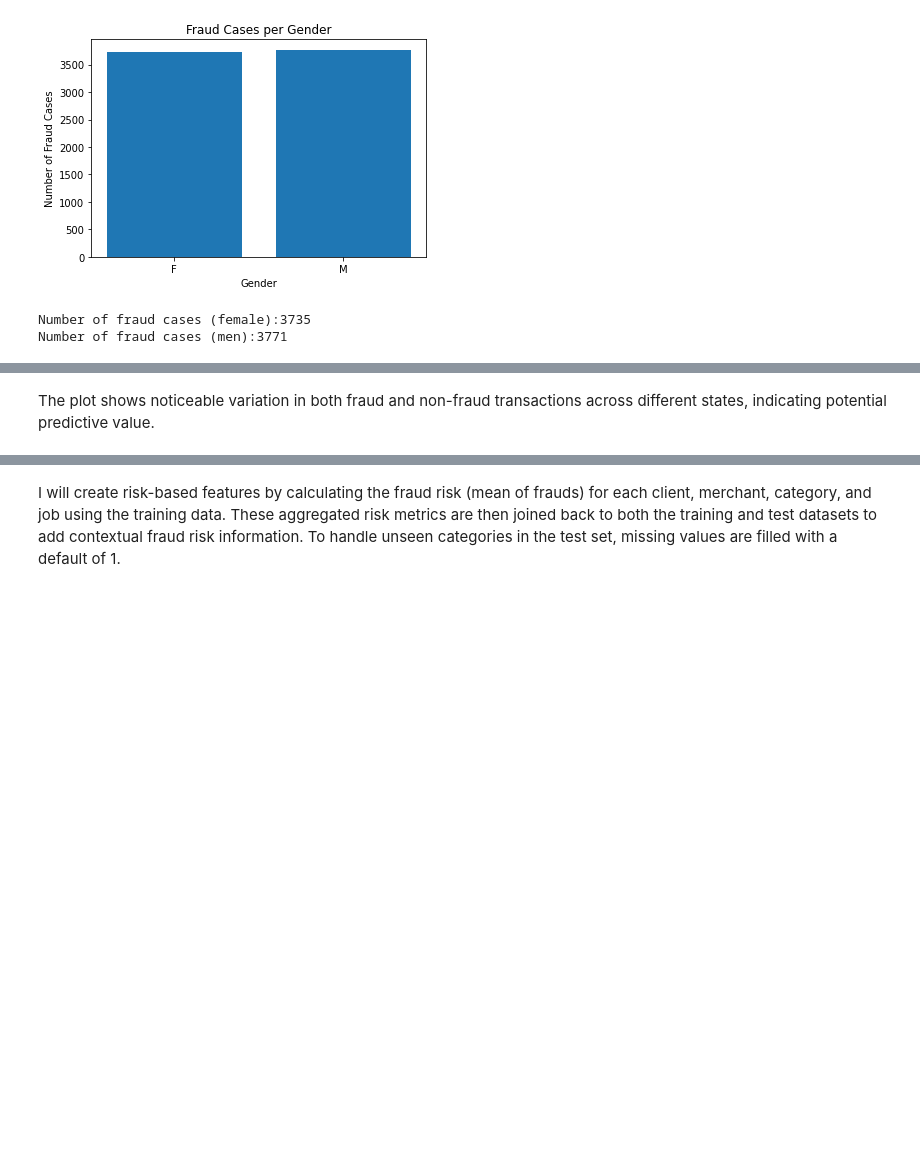
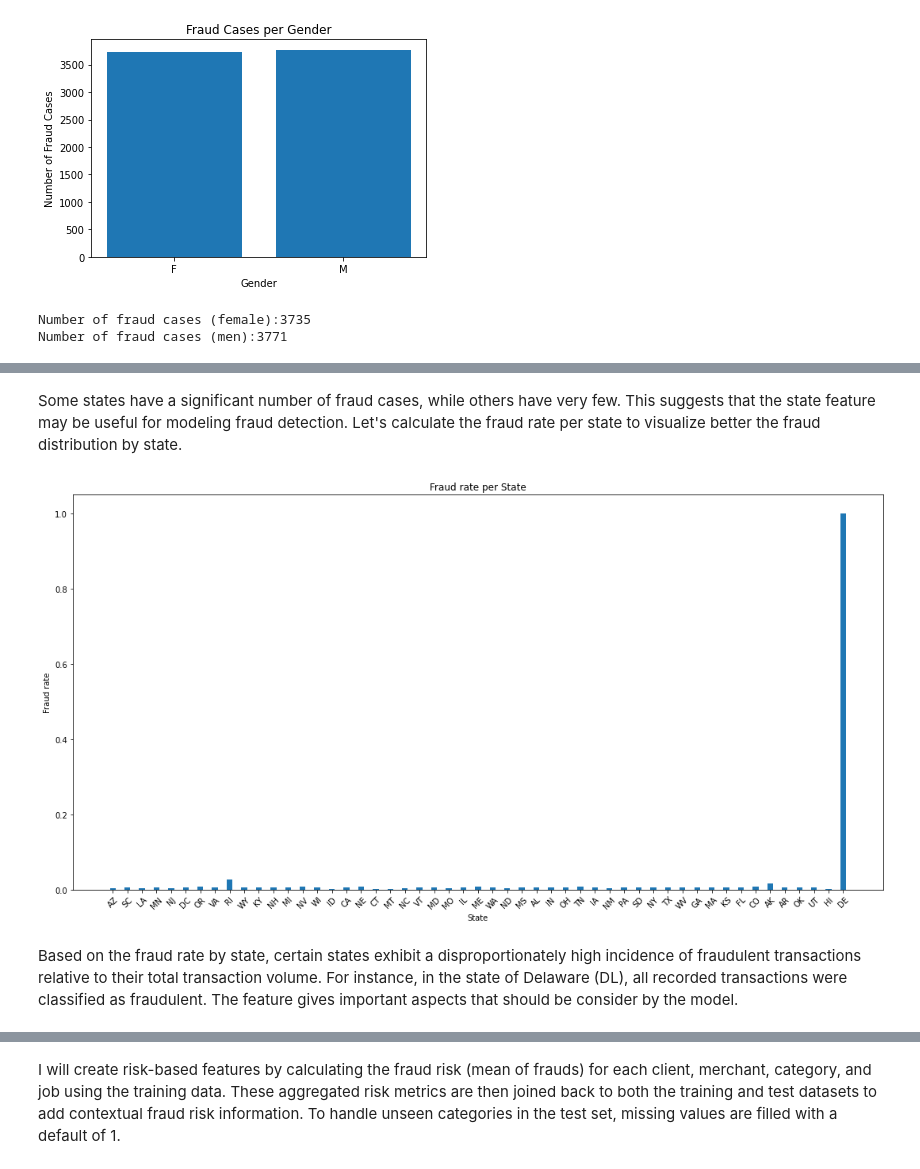
Before and after one commit to antoniocastajr/Fraud-Detection-Using-PySpark, a Jupyter notebook: src/fraud_detection.ipynb, the cells around one changed output, grey strips where cells are left out. Saved outputs shown, nothing was run; the diff lists cells and outputs as text; code cells hidden in the pictures; blank space fills up the shorter version.

```diff
--- a/src/fraud_detection.ipynb
+++ b/src/fraud_detection.ipynb
@@ -505,3 +572,24 @@ plt.show()
-# %% [markdown]
-The plot shows noticeable variation in both fraud and non-fraud transactions across different states, indicating potential predictive value.
+# %% [markdown]
+Some states have a significant number of fraud cases, while others have very few. This suggests that the state feature may be useful for modeling fraud detection. Let's calculate the fraud rate per state to visualize better the fraud distribution by state.
+# %%
+# Convert to arrays
+categories = list(non_fraud_counts.keys())
+non_fraud_vals = np.array(list(non_fraud_counts.values()))
+fraud_vals = np.array(list(fraud_counts.values()))
+
+# Calculate fraud rate
+fraud_rate = fraud_vals / (fraud_vals + non_fraud_vals)
+
+plt.figure(figsize=(15,8))
+plt.bar(non_fraud_counts.keys(), fraud_rate, width=0.4)
+plt.xlabel('State')
+plt.ylabel('Fraud rate')
+plt.title('Fraud rate per State')
+plt.xticks(rotation=45)
+plt.tight_layout()
+plt.show()
+# %% [output]
+[figure, added]
+# %% [markdown]
+Based on the fraud rate by state, certain states exhibit a disproportionately high incidence of fraudulent transactions relative to their total transaction volume. For instance, in the state of Delaware (DL), all recorded transactions were classified as fraudulent. The feature gives important aspects that should be consider by the model.
 # %%
```
Also changed, not shown: parts of 49 cells of this notebook.
